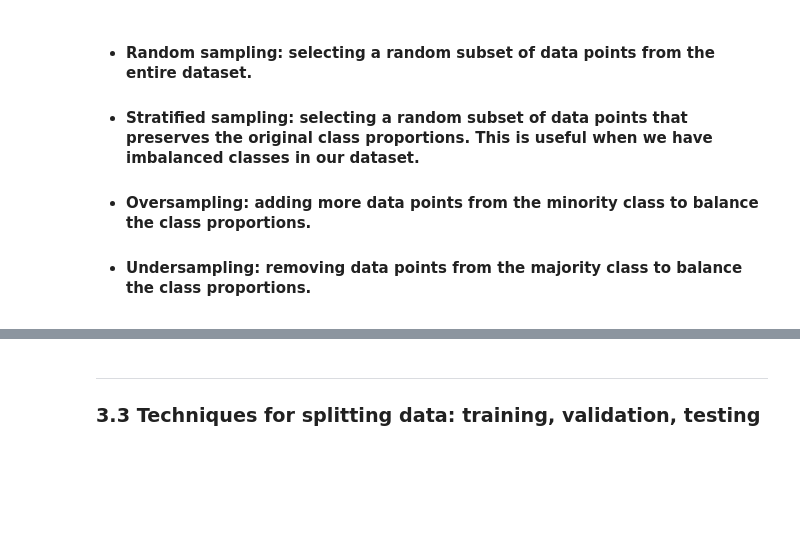
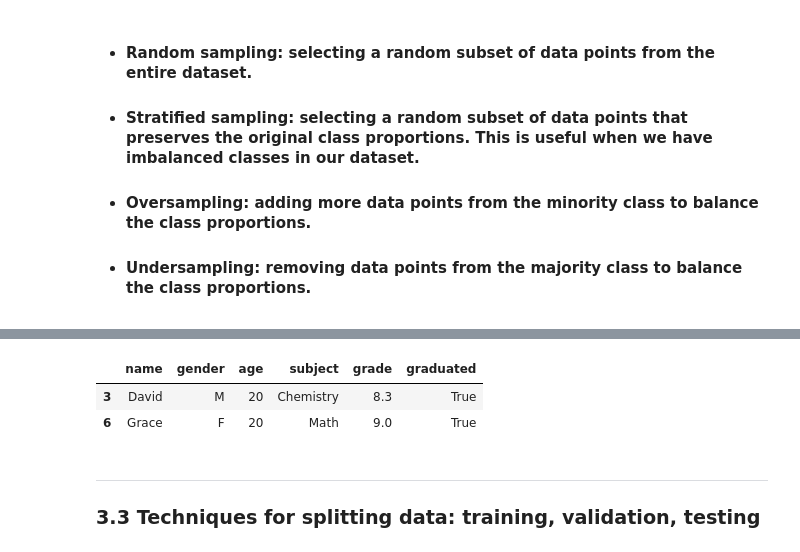
Before and after one commit to ArcaneIrvine/ACM_Machine_Learning, a Jupyter notebook: Lessons/lesson_2.ipynb, the cells around one changed output, grey strips where cells are left out. Drawn from its saved outputs; the diff is of its cells as text; code cells hidden in the pictures; blank space fills up the shorter version.

```diff
--- a/Lessons/lesson_2.ipynb
+++ b/Lessons/lesson_2.ipynb
@@ -291,3 +337,9 @@ array([[0.  , 0.  ],
+# %%
+test_data
+# %% [output]
+|  | name | gender | age | subject | grade | graduated |
+| 3 | David | M | 20 | Chemistry | 8.3 | True |
+| 6 | Grace | F | 20 | Math | 9.0 | True |
 # %% [markdown]
 ***
 ### 3.3 Techniques for splitting data: training, validation, testing
```
Also changed, not shown: parts of 3 cells of this notebook.
